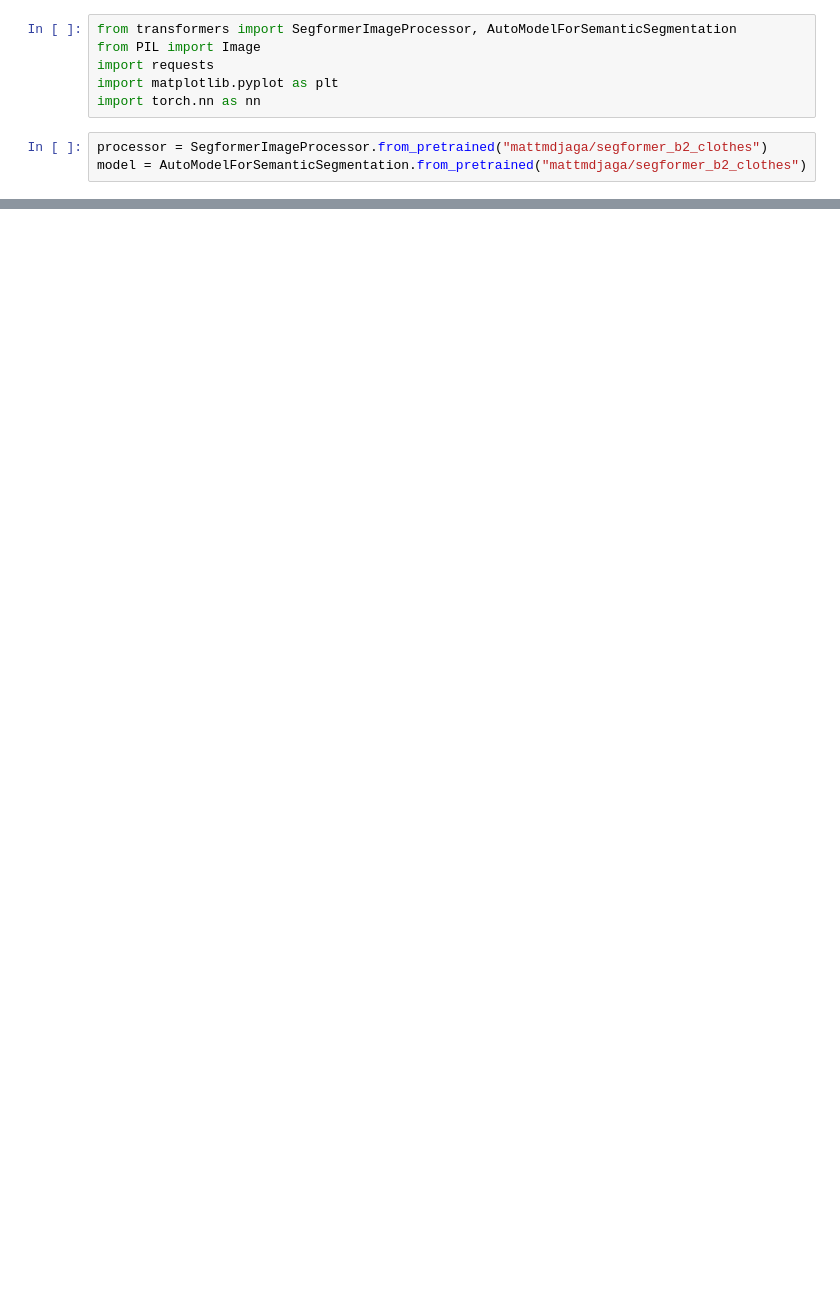
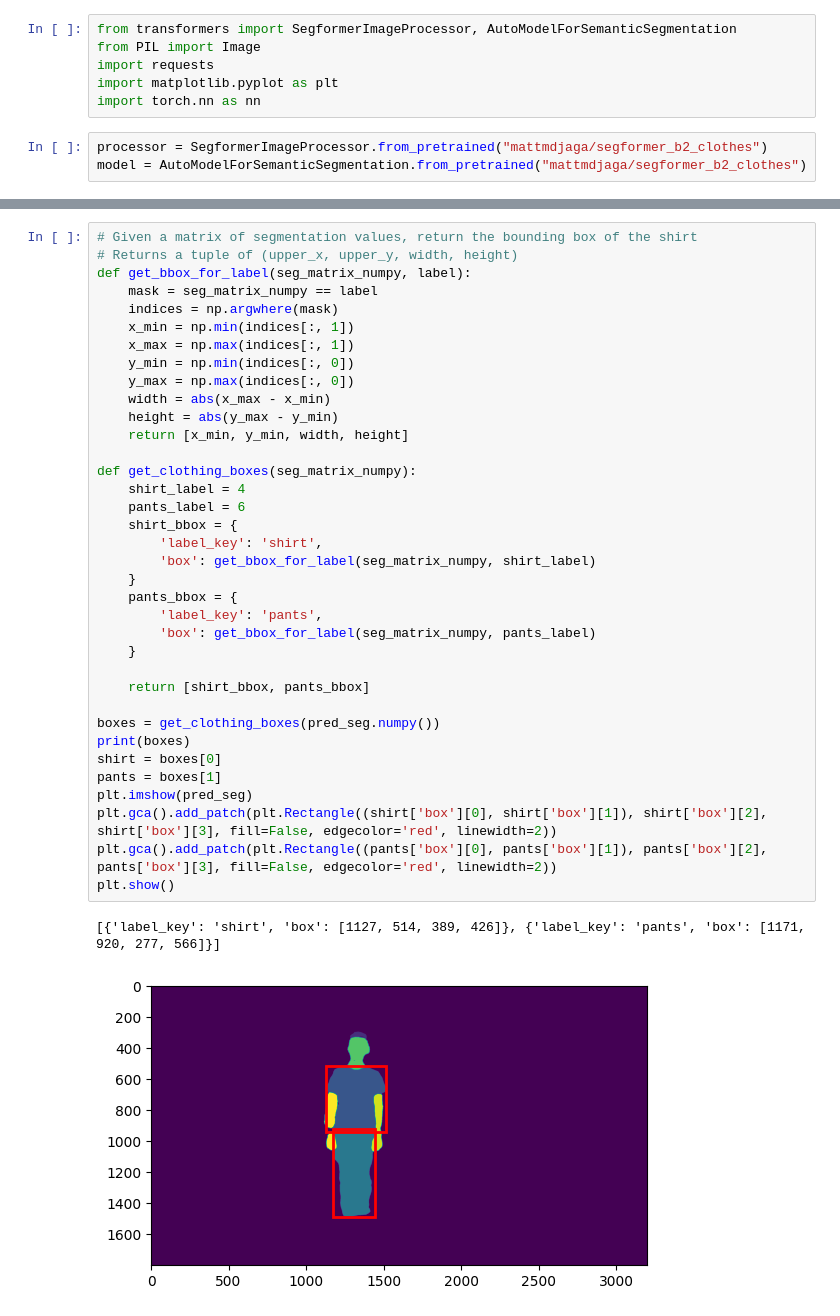
Before and after one commit to tatsimba/hackathon2023, a Jupyter notebook: image-segmenation-notebook/image-segmentation.ipynb, the cells around one changed output, grey strips where cells are left out. Saved outputs shown, nothing was run; the diff lists cells and outputs as text; blank space fills up the shorter version.

```diff
--- a/image-segmenation-notebook/image-segmentation.ipynb
+++ b/image-segmenation-notebook/image-segmentation.ipynb
@@ -102,0 +96,39 @@ tensor([11, 11, 11, 11, 11, 11, 11, 11, 11, 11, 11, 11, 11, 11, 11, 11, 11, 11,
+# %%
+# Given a matrix of segmentation values, return the bounding box of the shirt
+# Returns a tuple of (upper_x, upper_y, width, height)
+def get_bbox_for_label(seg_matrix_numpy, label):
+    mask = seg_matrix_numpy == label
+    indices = np.argwhere(mask)
+    x_min = np.min(indices[:, 1])
+    x_max = np.max(indices[:, 1])
+    y_min = np.min(indices[:, 0])
+    y_max = np.max(indices[:, 0])
+    width = abs(x_max - x_min)
+    height = abs(y_max - y_min)
+    return [x_min, y_min, width, height]
+
+def get_clothing_boxes(seg_matrix_numpy):
+    shirt_label = 4
+    pants_label = 6
+    shirt_bbox = {
+        'label_key': 'shirt',
+        'box': get_bbox_for_label(seg_matrix_numpy, shirt_label)
+    }
+    pants_bbox = {
+        'label_key': 'pants',
+        'box': get_bbox_for_label(seg_matrix_numpy, pants_label)
+    }
+
+    return [shirt_bbox, pants_bbox]
+
+boxes = get_clothing_boxes(pred_seg.numpy())
+print(boxes)
+shirt = boxes[0]
+pants = boxes[1]
+plt.imshow(pred_seg)
+plt.gca().add_patch(plt.Rectangle((shirt['box'][0], shirt['box'][1]), shirt['box'][2], shirt['box'][3], fill=False, edgecolor='red', linewidth=2))
+plt.gca().add_patch(plt.Rectangle((pants['box'][0], pants['box'][1]), pants['box'][2], pants['box'][3], fill=False, edgecolor='red', linewidth=2))
+plt.show()
+# %% [output]
+[{'label_key': 'shirt', 'box': [1127, 514, 389, 426]}, {'label_key': 'pants', 'box': [1171, 920, 277, 566]}]
+[figure, added]
```
Also changed, not shown: parts of 4 cells of this notebook.
